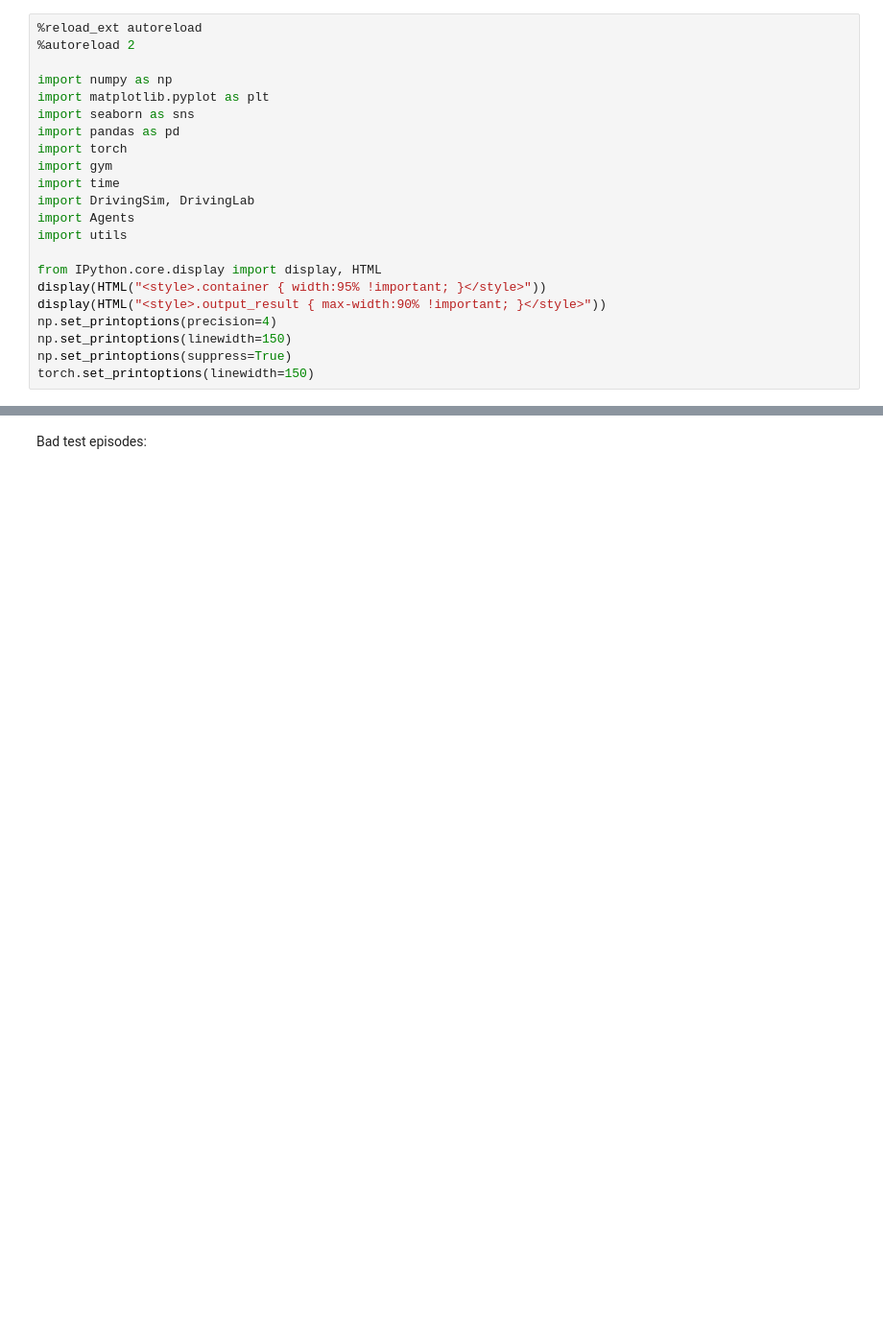
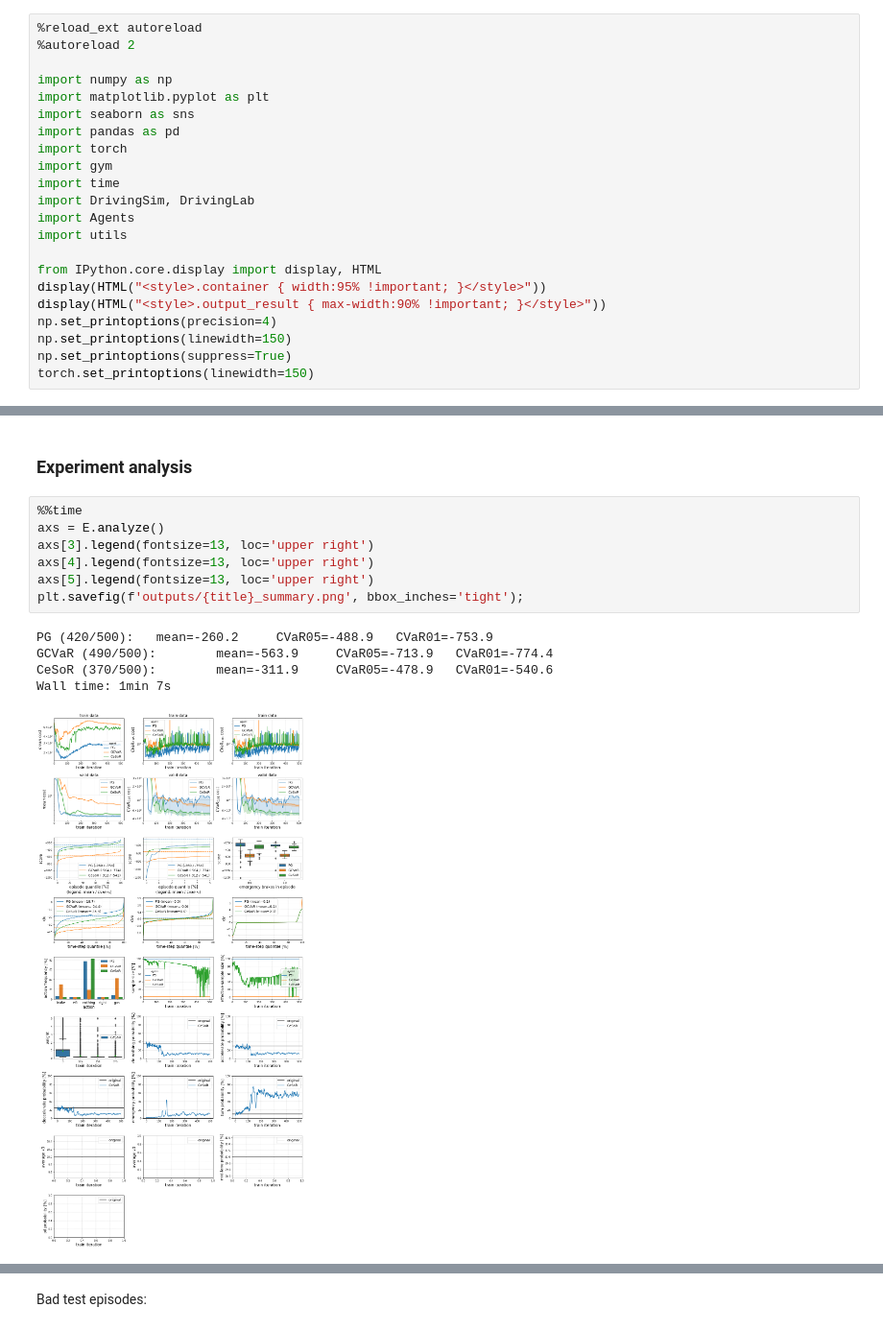
Before and after one commit to ido90/CeSoR, a Jupyter notebook: DrivingExample.ipynb, the cells around one changed output, grey strips where cells are left out. Shown at 96% size. Drawn from its saved outputs; the diff is of its cells as text; blank space fills up the shorter version.

```diff
--- a/DrivingExample.ipynb
+++ b/DrivingExample.ipynb
@@ -87,0 +91,15 @@ Wall time: 7h 24min 46s
+# %% [markdown]
+### Experiment analysis
+# %%
+%%time
+axs = E.analyze()
+axs[3].legend(fontsize=13, loc='upper right')
+axs[4].legend(fontsize=13, loc='upper right')
+axs[5].legend(fontsize=13, loc='upper right')
+plt.savefig(f'outputs/{title}_summary.png', bbox_inches='tight');
+# %% [output]
+PG (420/500):   mean=-260.2     CVaR05=-488.9   CVaR01=-753.9
+GCVaR (490/500):        mean=-563.9     CVaR05=-713.9   CVaR01=-774.4
+CeSoR (370/500):        mean=-311.9     CVaR05=-478.9   CVaR01=-540.6
+Wall time: 1min 7s
+[figure, added]
```
Also changed, not shown: parts of 14 cells of this notebook.
